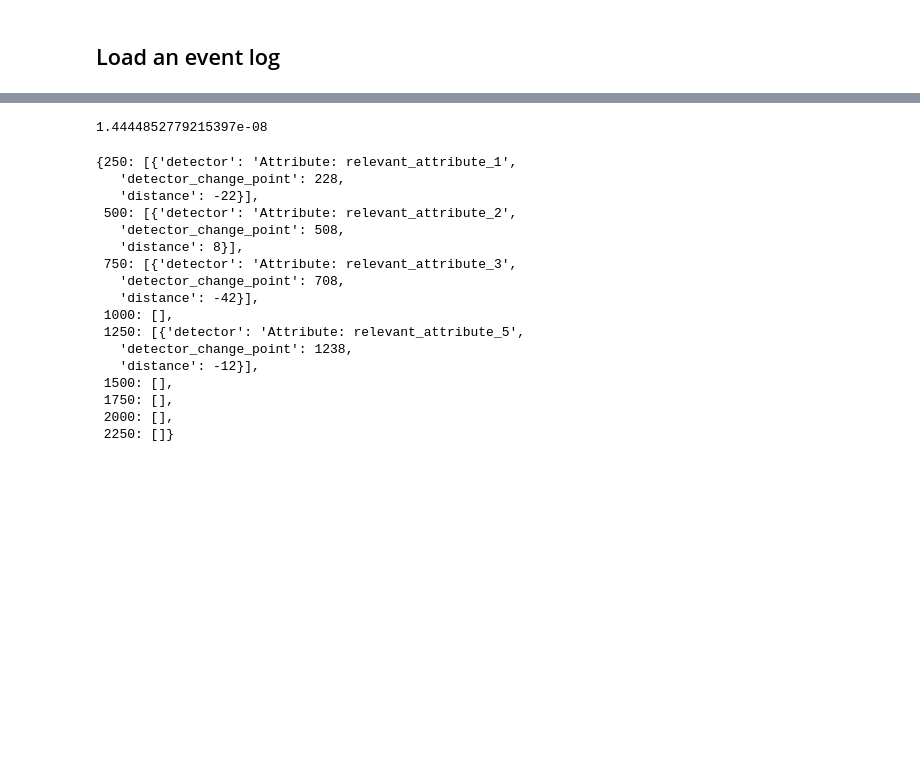
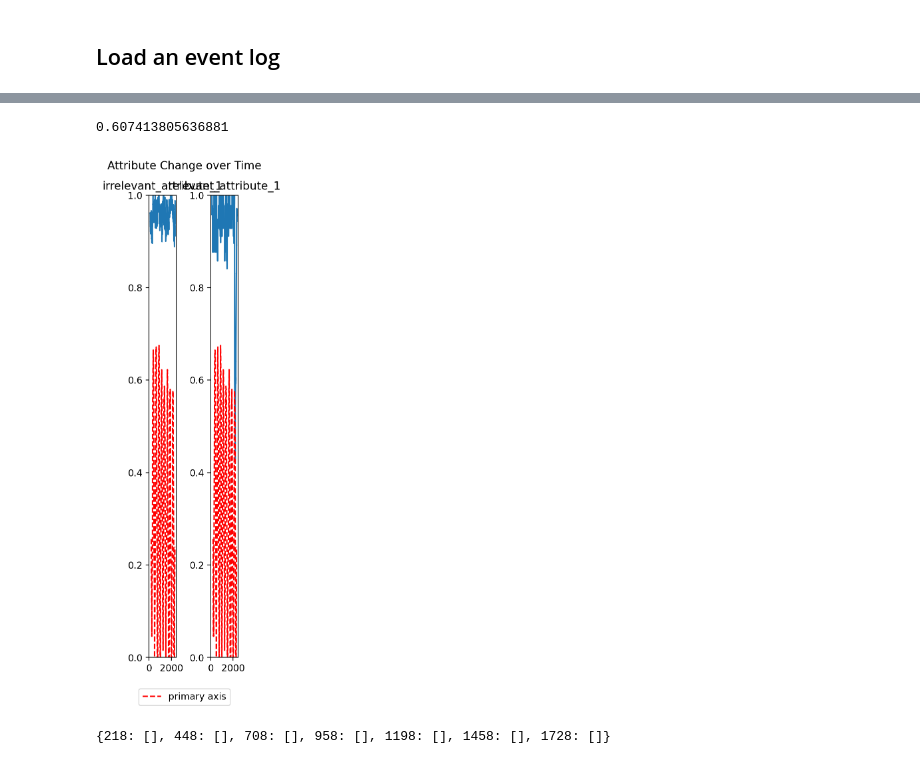
Before and after one commit to lennartebert/explaining_concept_drift, a Jupyter notebook: 33_full technical breakthrough.ipynb, the cells around one changed output, grey strips where cells are left out. Saved outputs shown, nothing was run; the diff lists cells and outputs as text; code cells hidden in the pictures; blank space fills up the shorter version.

```diff
--- a/33_full technical breakthrough.ipynb
+++ b/33_full technical breakthrough.ipynb
@@ -8,7 +8,7 @@ import pandas as pd
 # %%
 # data_file_path = 'data/synthetic/maardji et al 2013_xes_attributes/logs/ROI/ROI2.5k.xes'
 # data_file_path = 'data/synthetic/maardji et al 2013_xes_attributes/logs/cb/cb10k.xes'
-data_file_path = 'data/synthetic/generated/new_attribute_values/2500_sudden_5_00.xes'
+data_file_path = 'data\\synthetic\\maardji et al 2013_xes_attributes\\logs\\cb\\cb2.5k.xes'
 # %% [markdown]
 ## Load an event log
 # %%
@@ -50,15 +50,15 @@ from processdrift.framework import windowing
 # %%
 # build the primary process drift detector
 primary_feature_extractor = feature_extraction.RunsFeatureExtractor()
-primary_window_generator = windowing.FixedSizeWindowGenerator(window_size=100, slide_by=10)
-primary_population_comparer = pop_comparison.ChiSquaredComparer()
+primary_window_generator = windowing.AdaptiveWindowGenerator(initial_window_size=100, slide_by=10)
+primary_population_comparer = pop_comparison.HellingerDistanceComparer()
 primary_threshold = 0.5
 primary_process_drift_detector = drift_detection.DriftDetector(primary_feature_extractor,
                                                                primary_window_generator,
                                                                primary_population_comparer,
                                                                threshold=primary_threshold)
 
-primary_process_drift_detector = drift_detection.DriftDetectorTrueKnown(change_points)
+# primary_process_drift_detector = drift_detection.DriftDetectorTrueKnown(change_points)
 # %%
 # generate random window
 import itertools
@@ -90,7 +201,7 @@ array([27, 36,  2,  1,  2,  5,  9,  1,  3,  2,  9,  0,  0,  3,  0])
 # %%
 primary_population_comparer.compare(preprocessed_a, preprocessed_b)
 # %% [output]
-1.4444852779215397e-08
+0.607413805636881
 # %%
 # # generate features
 # features_window_a = primary_feature_extractor.extract(window_a.log)
@@ -102,7 +213,7 @@ primary_population_comparer.compare(preprocessed_a, preprocessed_b)
 # result = pop_comparison.HotellingsTSquaredPopComparer().compare(features_window_a, features_window_b)
 # %%
 # build the secondary process drift detectors
-secondary_window_generator = primary_window_generator
+secondary_window_generator = windowing.AdaptiveWindowGenerator(initial_window_size=100)
 secondary_population_comparer = pop_comparison.HellingerDistanceComparer()
 secondary_threshold = 0.7
 secondary_exclude_attributes = ['concept:name']
@@ -111,11 +222,15 @@ secondary_drift_detectors = drift_detection.get_all_attribute_drift_detectors(ev
                                                                          secondary_population_comparer,
                                                                          threshold=secondary_threshold,
                                                                          exclude_attributes=secondary_exclude_attributes)
+# only select one secondary drift detector for debugging
+secondary_drift_detectors = secondary_drift_detectors
 # %%
 drift_explainer = drift_explanation.DriftExplainer(primary_process_drift_detector, secondary_drift_detectors)
 # %%
-# primary_and_secondary_change_series = drift_explainer.get_primary_and_secondary_change_series(event_log)
-# drift_explanation.plot_primary_and_secondary_change_series(primary_and_secondary_change_series)
+primary_and_secondary_change_series = drift_explainer.get_primary_and_secondary_change_series(event_log)
+drift_explanation.plot_primary_and_secondary_change_series(primary_and_secondary_change_series)
+# %% [output]
+[figure, added]
 # %%
 # primary, secondaries = primary_and_secondary_change_series
 # %%
@@ -124,20 +239,4 @@ drift_explainer = drift_explanation.DriftExplainer(primary_process_drift_detecto
 change_point_explanations = drift_explainer.attribute_importance_per_primary_change_point(event_log, max_distance=100)
 change_point_explanations
 # %% [output]
-{250: [{'detector': 'Attribute: relevant_attribute_1',
-   'detector_change_point': 228,
-   'distance': -22}],
- 500: [{'detector': 'Attribute: relevant_attribute_2',
-   'detector_change_point': 508,
-   'distance': 8}],
- 750: [{'detector': 'Attribute: relevant_attribute_3',
-   'detector_change_point': 708,
-   'distance': -42}],
- 1000: [],
- 1250: [{'detector': 'Attribute: relevant_attribute_5',
-   'detector_change_point': 1238,
-   'distance': -12}],
- 1500: [],
- 1750: [],
- 2000: [],
- 2250: []}
+{218: [], 448: [], 708: [], 958: [], 1198: [], 1458: [], 1728: []}
```
Also changed, not shown: parts of 5 cells of this notebook, 22 other files.
